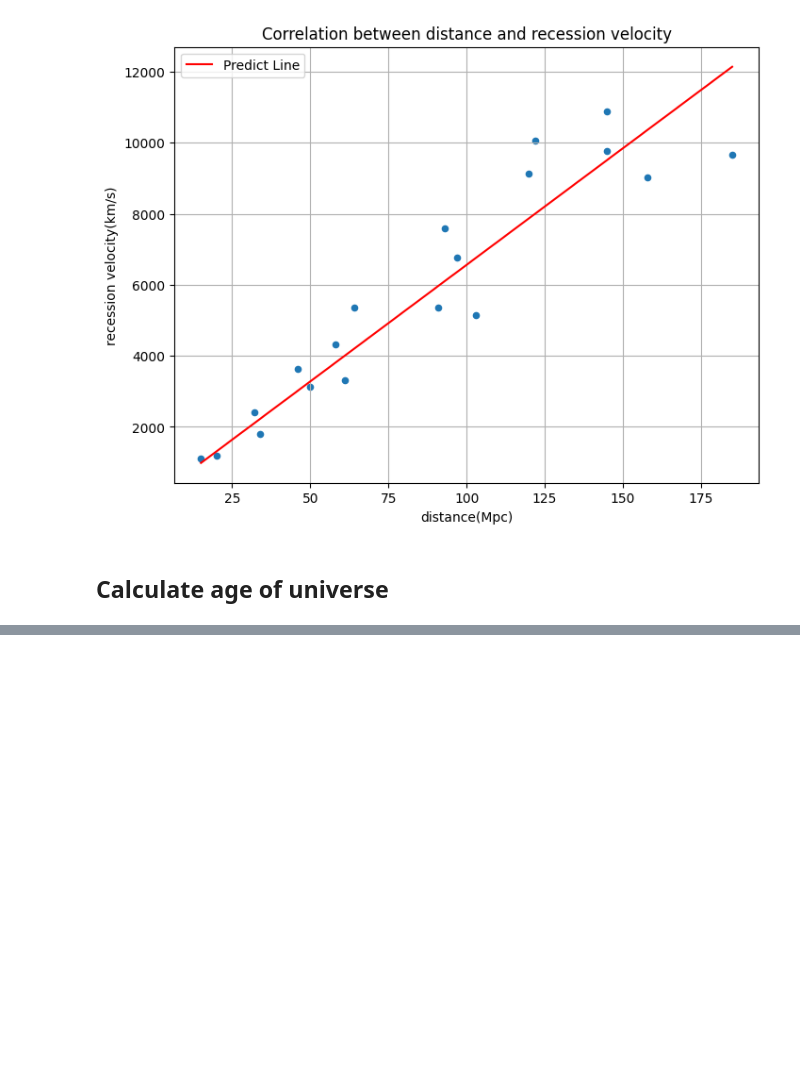
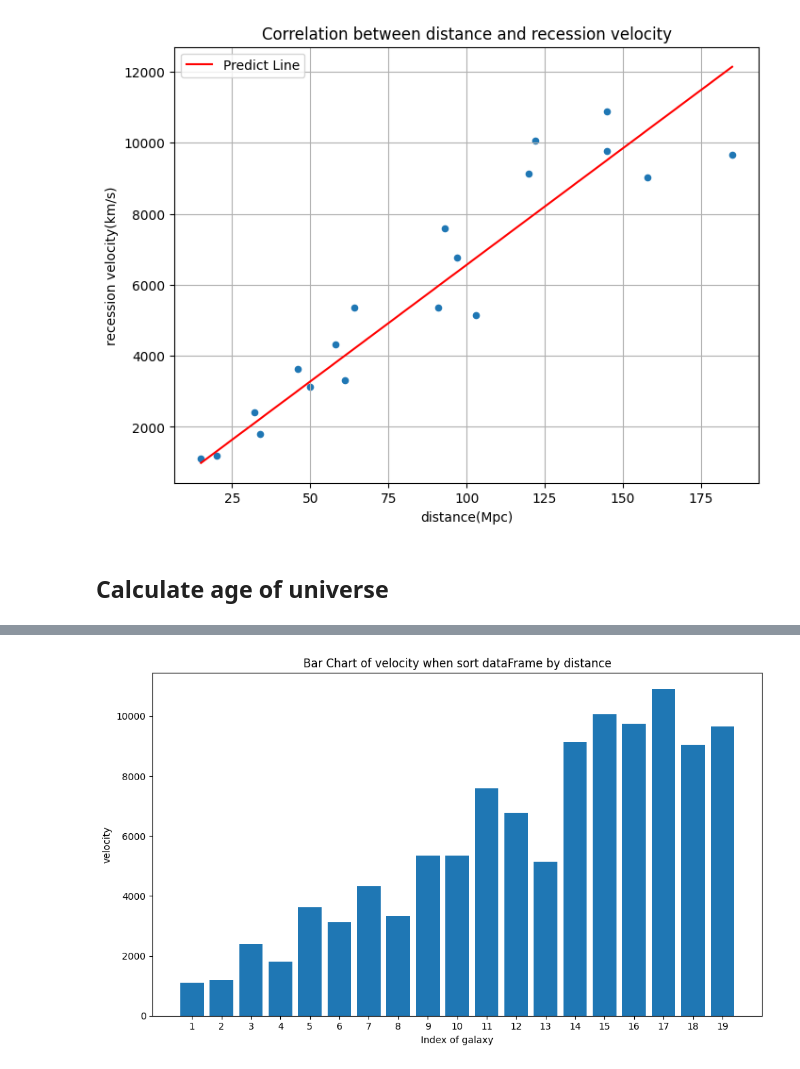
Before and after one commit to Nonbangkok/AstroCode, a Jupyter notebook: astrocode.ipynb, the cells around one changed output, grey strips where cells are left out. Saved outputs shown, nothing was run; the diff lists cells and outputs as text; code cells hidden in the pictures; blank space fills up the shorter version.

```diff
--- a/astrocode.ipynb
+++ b/astrocode.ipynb
@@ -154,0 +203,5 @@ print(f"{age_of_universe} years")
+# %%
+# sort the data with distance
+new = df.sort_values(by='d', ascending=True)
+new.reset_index(drop=True, inplace=True)
+new
@@ -154,0 +226,12 @@ print(f"{age_of_universe} years")
+# %%
+# plot bar chart of velocity when sort Dataframe by distance
+plt.figure(figsize=(10, 6))
+plt.bar(new.index, new['v'])
+plt.xlabel("Index of galaxy")
+plt.ylabel("velocity")
+plt.title("Bar Chart of velocity when sort dataFrame by distance")
+plt.xticks(range(len(new)), range(1, len(new) + 1))
+plt.tight_layout()
+plt.show()
+# %% [output]
+[figure, added]
```
Also changed, not shown: parts of 15 cells of this notebook.
